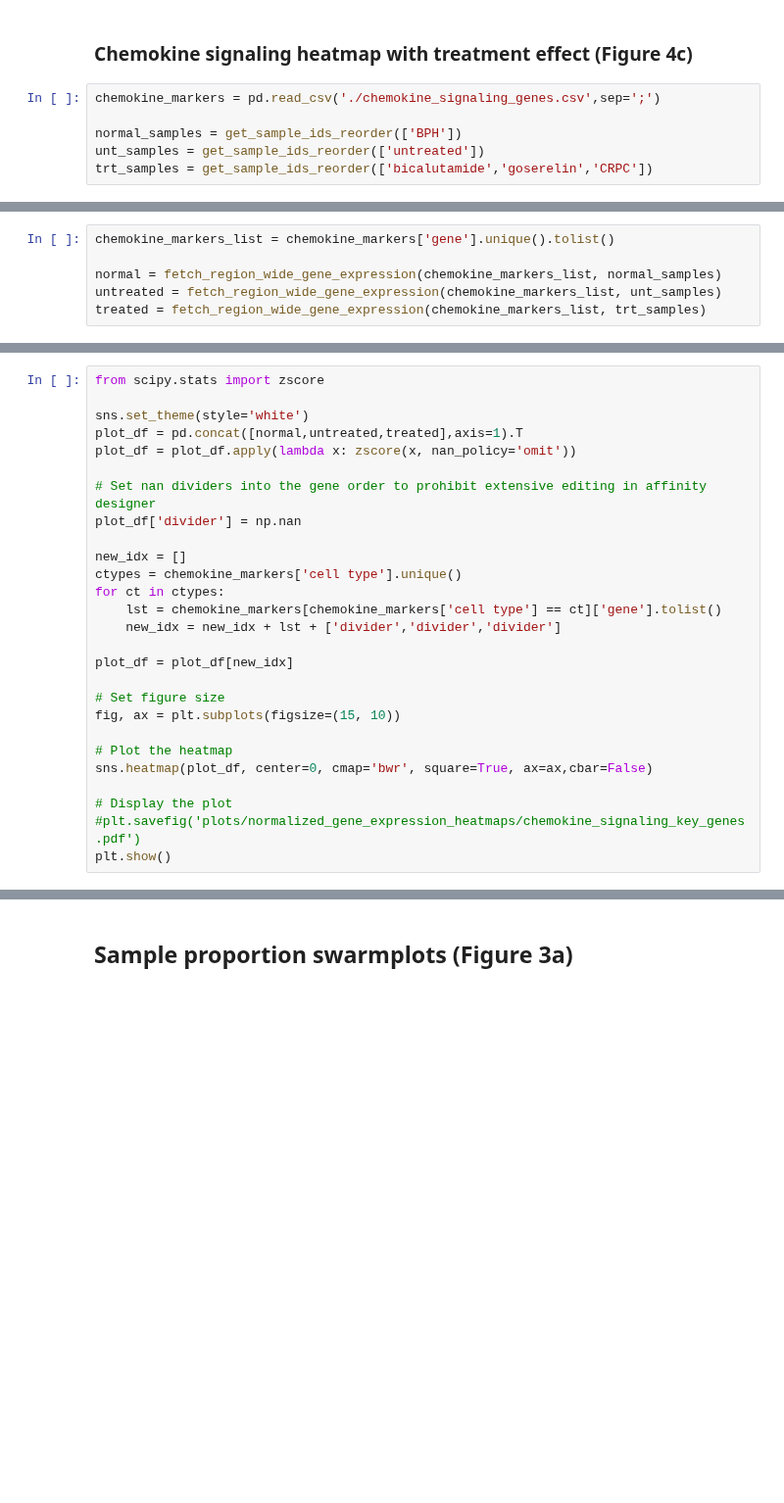
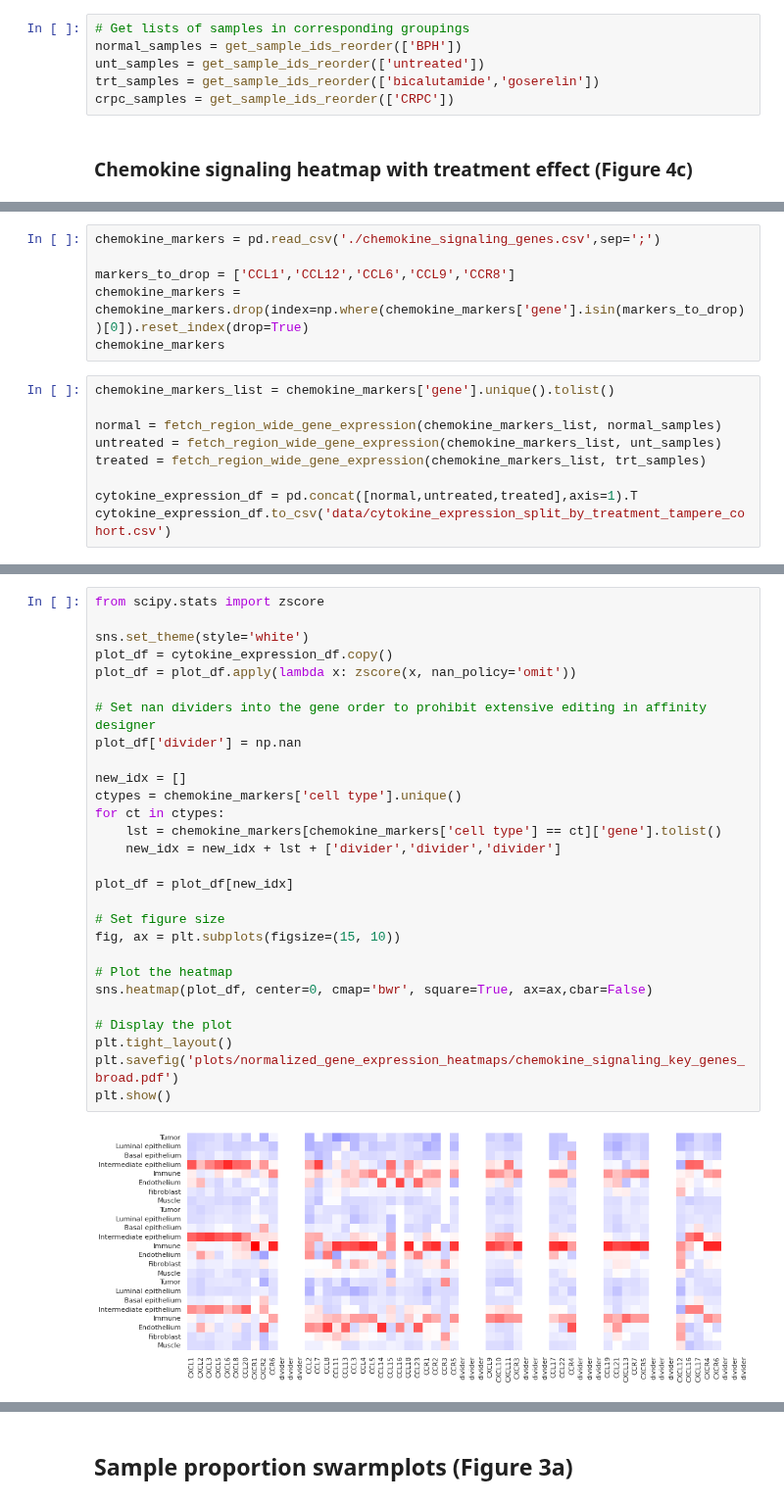
Before and after one commit to akiviaho/spatial, a Jupyter notebook: notebooks/spatial-gene-expression-analysis.ipynb, the cells around one changed output, grey strips where cells are left out. Shown at 98% size. Drawn from its saved outputs; the diff is of its cells as text; blank space fills up the shorter version.

```diff
--- a/notebooks/spatial-gene-expression-analysis.ipynb
+++ b/notebooks/spatial-gene-expression-analysis.ipynb
@@ -106,9 +176,9 @@ def fetch_mean_expression(region, gene_markers, sample_list, slides = adata_slid
     return(final_expression_df)
+# %%
+# Get lists of samples in corresponding groupings
+normal_samples = get_sample_ids_reorder(['BPH'])
+unt_samples = get_sample_ids_reorder(['untreated'])
+trt_samples = get_sample_ids_reorder(['bicalutamide','goserelin'])
+crpc_samples = get_sample_ids_reorder(['CRPC'])
 # %% [markdown]
 ### Chemokine signaling heatmap with treatment effect (Figure 4c)
-# %%
-chemokine_markers = pd.read_csv('./chemokine_signaling_genes.csv',sep=';')
-
-normal_samples = get_sample_ids_reorder(['BPH'])
-unt_samples = get_sample_ids_reorder(['untreated'])
-trt_samples = get_sample_ids_reorder(['bicalutamide','goserelin','CRPC'])
@@ -175,6 +185,15 @@ def fetch_region_wide_gene_expression(gene_markers, sample_list, slides = adata_
+# %%
+chemokine_markers = pd.read_csv('./chemokine_signaling_genes.csv',sep=';')
+
+markers_to_drop = ['CCL1','CCL12','CCL6','CCL9','CCR8']
+chemokine_markers = chemokine_markers.drop(index=np.where(chemokine_markers['gene'].isin(markers_to_drop))[0]).reset_index(drop=True)
+chemokine_markers
 # %%
 chemokine_markers_list = chemokine_markers['gene'].unique().tolist()
 
 normal = fetch_region_wide_gene_expression(chemokine_markers_list, normal_samples)
 untreated = fetch_region_wide_gene_expression(chemokine_markers_list, unt_samples)
 treated = fetch_region_wide_gene_expression(chemokine_markers_list, trt_samples)
+
+cytokine_expression_df = pd.concat([normal,untreated,treated],axis=1).T
+cytokine_expression_df.to_csv('data/cytokine_expression_split_by_treatment_tampere_cohort.csv')
@@ -181,27 +218,30 @@ treated = fetch_region_wide_gene_expression(chemokine_markers_list, trt_samples)
 # %%
 from scipy.stats import zscore
 
 sns.set_theme(style='white')
-plot_df = pd.concat([normal,untreated,treated],axis=1).T
+plot_df = cytokine_expression_df.copy()
 plot_df = plot_df.apply(lambda x: zscore(x, nan_policy='omit'))
 
 # Set nan dividers into the gene order to prohibit extensive editing in affinity designer
 plot_df['divider'] = np.nan
 
 new_idx = []
 ctypes = chemokine_markers['cell type'].unique()
 for ct in ctypes:
     lst = chemokine_markers[chemokine_markers['cell type'] == ct]['gene'].tolist()
     new_idx = new_idx + lst + ['divider','divider','divider']
 
 plot_df = plot_df[new_idx]
 
 # Set figure size
 fig, ax = plt.subplots(figsize=(15, 10))
 
 # Plot the heatmap
 sns.heatmap(plot_df, center=0, cmap='bwr', square=True, ax=ax,cbar=False)
 
 # Display the plot
-#plt.savefig('plots/normalized_gene_expression_heatmaps/chemokine_signaling_key_genes.pdf')
+plt.tight_layout()
+plt.savefig('plots/normalized_gene_expression_heatmaps/chemokine_signaling_key_genes_broad.pdf')
 plt.show()
+# %% [output]
+[figure, added]
```
Also changed, not shown: parts of 26 cells of this notebook.
